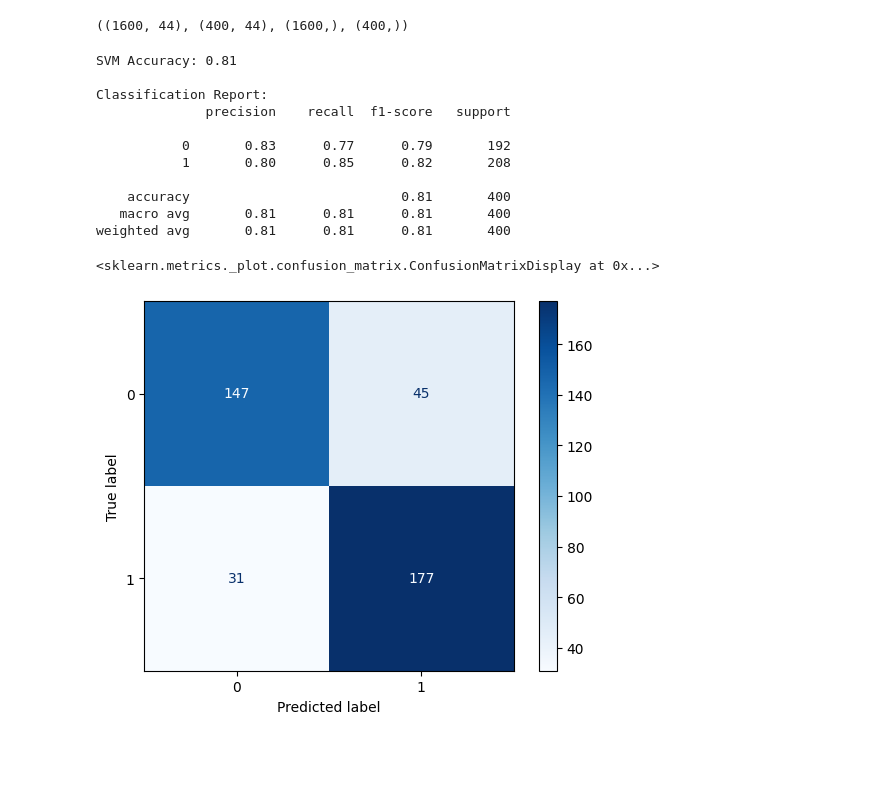
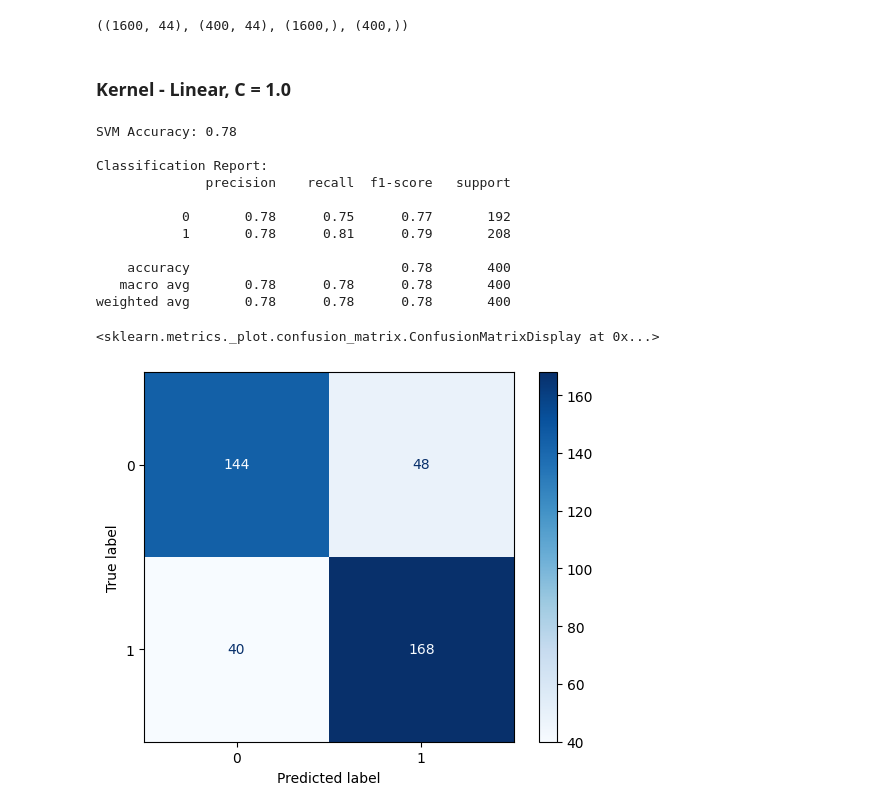
Before and after one commit to prnv19/FootballAnalytics, a Jupyter notebook: Classification/SVC.ipynb, the cells around one changed output. Drawn from its saved outputs; the diff is of its cells as text; code cells hidden in the pictures; blank space fills up the shorter version.

Commit message:
Added 3 models

```diff
--- a/Classification/SVC.ipynb
+++ b/Classification/SVC.ipynb
@@ -83,32 +85,32 @@ y_test.to_csv(os.path.join(parent_dir, 'Data', 'ModelData', 'DT' ,'y_test.csv'),
 X_train.shape, X_test.shape, y_train.shape, y_test.shape
 # %% [output]
 ((1600, 44), (400, 44), (1600,), (400,))
+# %% [markdown]
+### Kernel - Linear, C = 1.0
 # %%
-from sklearn.svm import SVC
-
 # Create and train the model
-svm_model = SVC(random_state=19)
+svm_model = SVC(random_state=1911, kernel='linear', C=1.0)
 svm_model.fit(X_train, y_train)
 
 # Make predictions
 y_pred_svm = svm_model.predict(X_test)
 
 # Evaluation
 print("SVM Accuracy:", accuracy_score(y_test, y_pred_svm))
 print("\nClassification Report:")
 print(classification_report(y_test, y_pred_svm))
 ConfusionMatrixDisplay(confusion_matrix=confusion_matrix(y_test, y_pred_svm)).plot(cmap='Blues')
 # %% [output]
-SVM Accuracy: 0.81
+SVM Accuracy: 0.78
 
 Classification Report:
               precision    recall  f1-score   support
 
-           0       0.83      0.77      0.79       192
-           1       0.80      0.85      0.82       208
+           0       0.78      0.75      0.77       192
+           1       0.78      0.81      0.79       208
 
-    accuracy                           0.81       400
-   macro avg       0.81      0.81      0.81       400
-weighted avg       0.81      0.81      0.81       400
+    accuracy                           0.78       400
+   macro avg       0.78      0.78      0.78       400
+weighted avg       0.78      0.78      0.78       400
 <sklearn.metrics._plot.confusion_matrix.ConfusionMatrixDisplay at 0x...>
-[figure, old version]
+[figure, new version]
```
Also changed, not shown: parts of 5 cells of this notebook.
